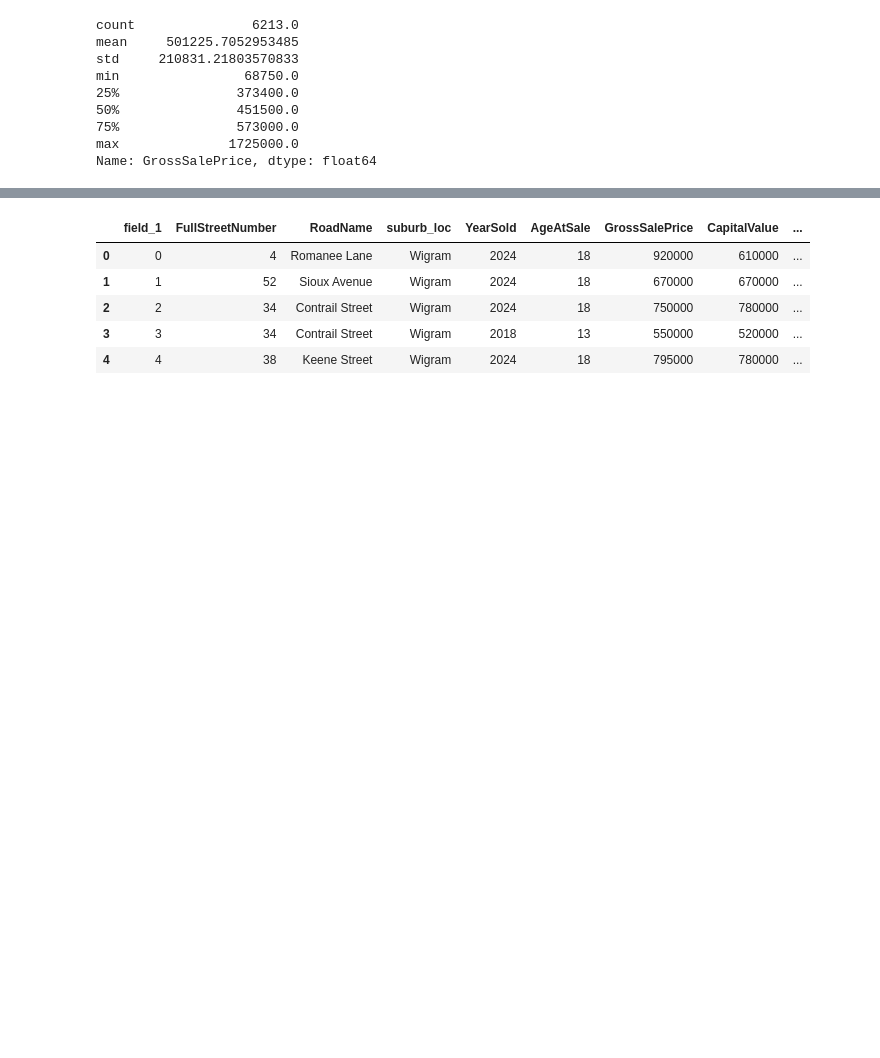
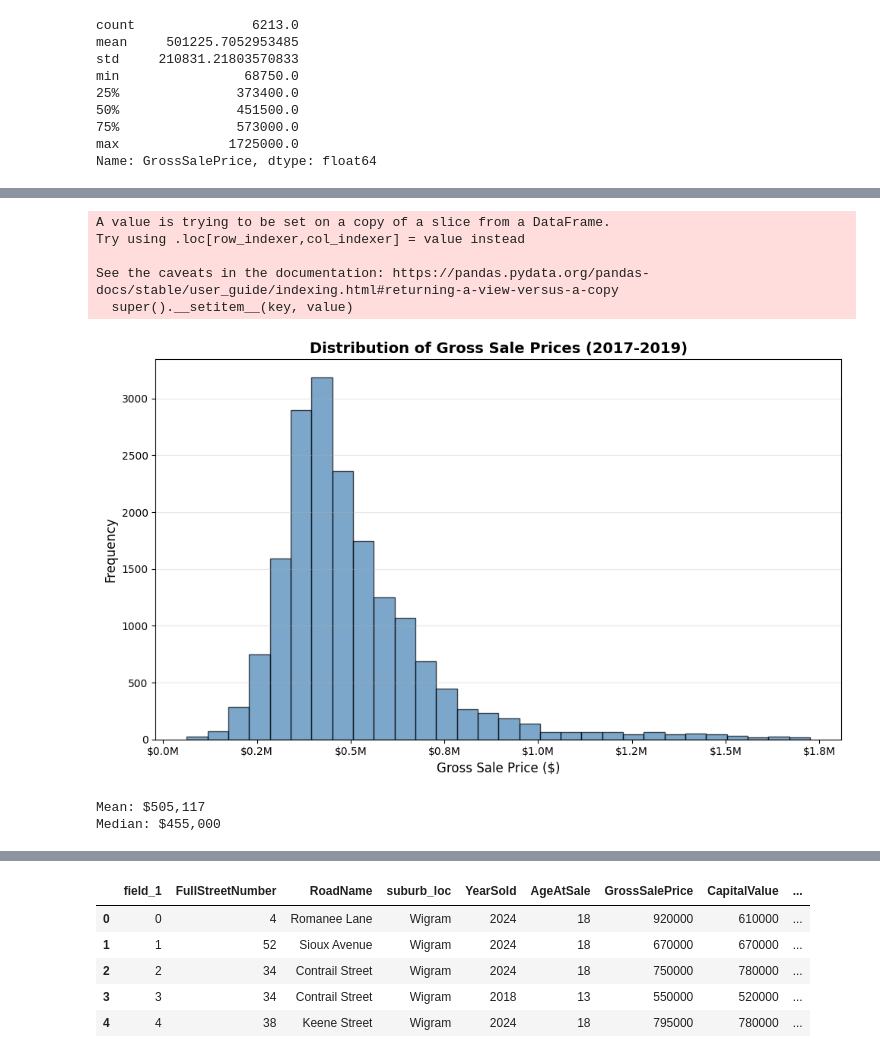
Before and after one commit to shrestha-rujal/chc-property-prices, a Jupyter notebook: property-prices-gdf.ipynb, the cells around one changed output, grey strips where cells are left out. Cells and saved outputs as stored; diff of their text form; code cells hidden in the pictures; blank space fills up the shorter version.

Commit message:
add property distribution figures

```diff
--- a/property-prices-gdf.ipynb
+++ b/property-prices-gdf.ipynb
@@ -65,3 +78,34 @@ pp_gdf = pp_gdf.to_crs(2193)
+# %%
+pp_2024 = pp_gdf[pp_gdf['YearSold'].isin(['2017', '2018', '2019'])]
+# %%
+import matplotlib.pyplot as plt
+import numpy as np
+
+pp_2024['GrossSalePrice'] = pd.to_numeric(pp_2024['GrossSalePrice'], errors='coerce')
+
+fig, ax = plt.subplots(figsize=(10, 6))
+
+ax.hist(pp_2024['GrossSalePrice'].dropna(), bins=30, color='steelblue', edgecolor='black', alpha=0.7)
+
+ax.set_xlabel('Gross Sale Price ($)', fontsize=12)
+ax.set_ylabel('Frequency', fontsize=12)
+ax.set_title('Distribution of Gross Sale Prices (2017-2019)', fontsize=14, fontweight='bold')
+ax.grid(axis='y', alpha=0.3)
+
+ax.xaxis.set_major_formatter(plt.FuncFormatter(lambda x, p: f'${x/1000000:.1f}M'))
+
+plt.tight_layout()
+# plt.savefig('/mnt/user-data/outputs/gross_sale_price_distribution.png', dpi=300, bbox_inches='tight')
+plt.show()
+# %% [output]
+A value is trying to be set on a copy of a slice from a DataFrame.
+Try using .loc[row_indexer,col_indexer] = value instead
+
+See the caveats in the documentation: https://pandas.pydata.org/pandas-docs/stable/user_guide/indexing.html#returning-a-view-versus-a-copy
+  super().__setitem__(key, value)
+[figure, added]
+Mean: $505,117
+Median: $455,000
 # %%
 sa2 = gpd.read_file('data/chc-boundaries/sa2/statistical-area-2-2023-generalised.shp')
 ta = gpd.read_file('data/chc-boundaries/territorial-authority-2021-generalised.gpkg')
```
Also changed, not shown: parts of 1 cell of this notebook, 2 other files.
